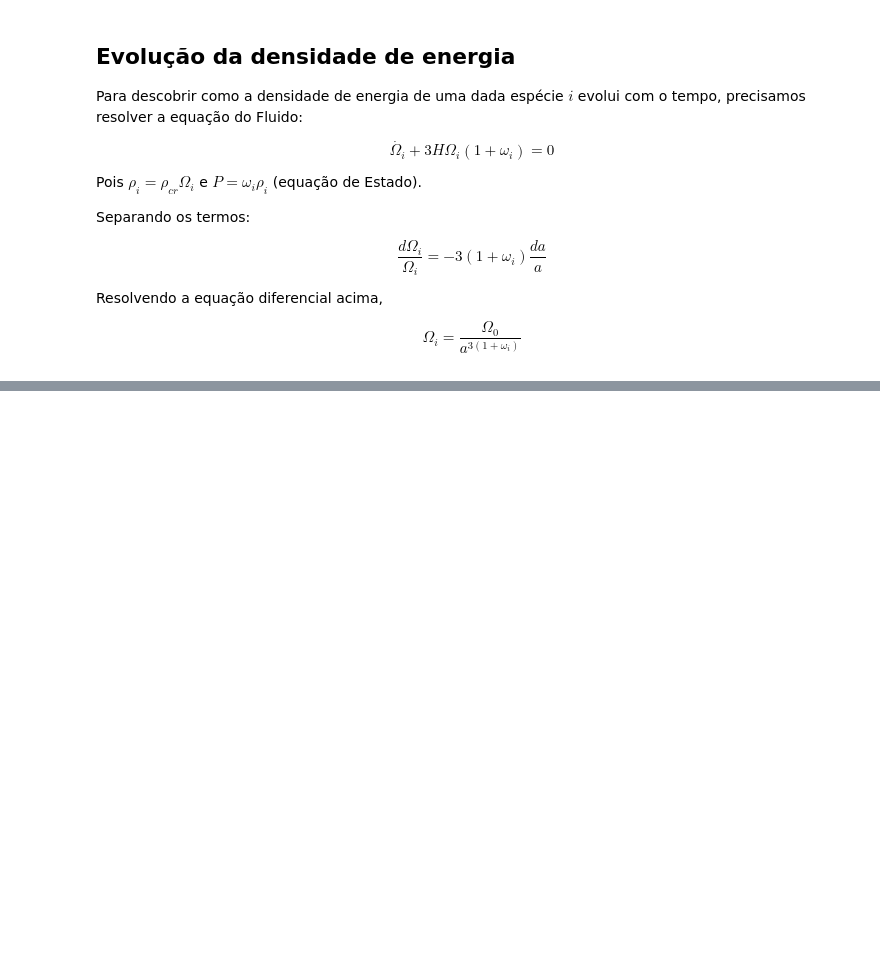
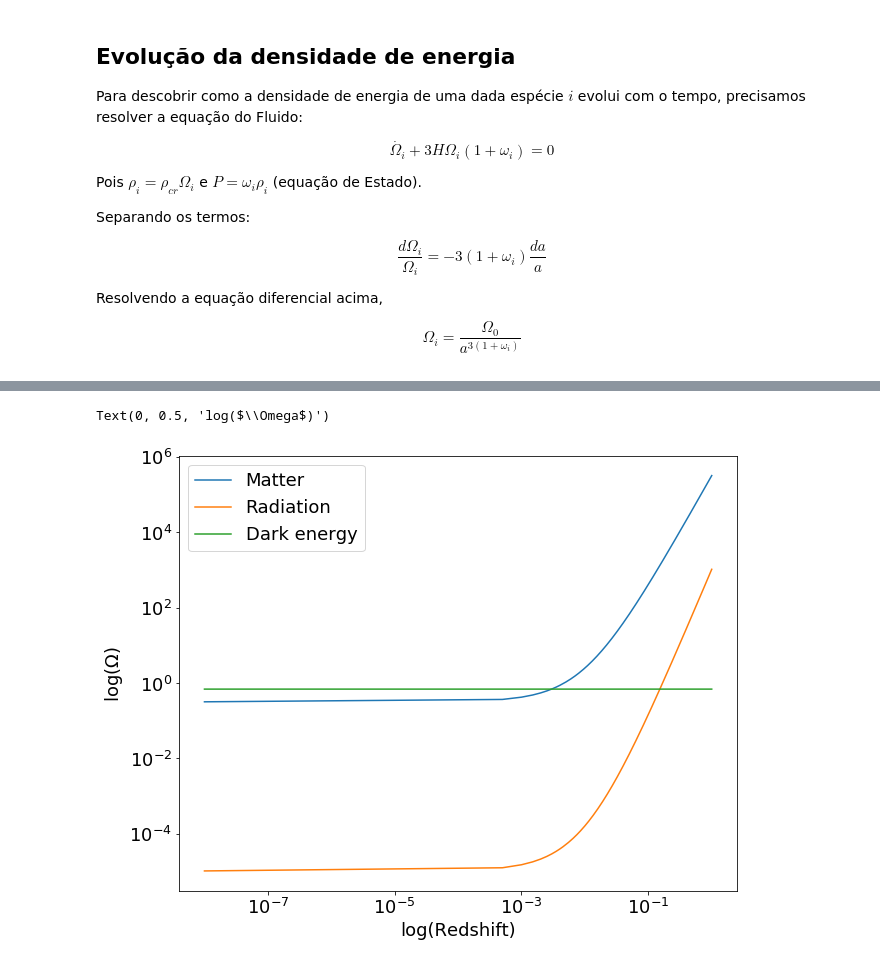
Before and after one commit to Corbanez97/Angular-correlation-CMB, a Jupyter notebook: UFE.ipynb, the cells around one changed output, grey strips where cells are left out. Drawn from its saved outputs; the diff is of its cells as text; code cells hidden in the pictures; blank space fills up the shorter version.

```diff
--- a/UFE.ipynb
+++ b/UFE.ipynb
@@ -216,0 +225,25 @@ Text(0, 0.5, 'log($\\Omega$)')
+# %%
+z=np.linspace(1e-2,100,2000)
+
+materia=np.empty(len(z))
+radiação=np.empty(len(z))
+dark=np.empty(len(z))
+
+for i in range (len(z)):
+    materia[i]=Omega_m * (1+z[i]) ** 3
+    radiação[i]=Omega_r * (1+z[i]) ** 4
+    dark[i]=Omega_L
+
+plt.plot(a,materia,label='Matter')
+plt.plot(a,radiação,label='Radiation')
+plt.plot(a,dark,label='Dark energy')
+plt.legend()
+
+plt.yscale('log')
+plt.xscale('log')
+
+plt.xlabel('log(Redshift)')
+plt.ylabel('log($\Omega$)')
+# %% [output]
+Text(0, 0.5, 'log($\\Omega$)')
+[figure, added]
```
Also changed, not shown: parts of 13 cells of this notebook.
